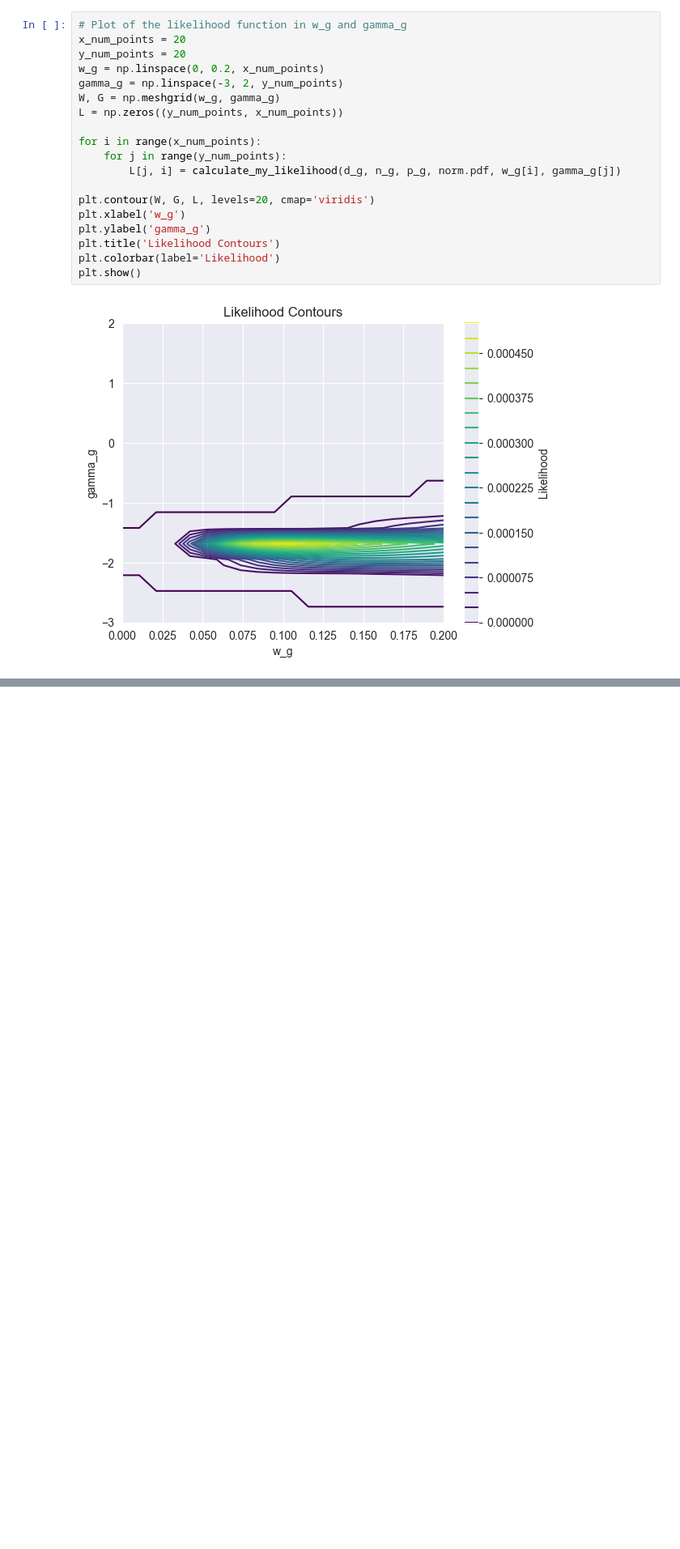
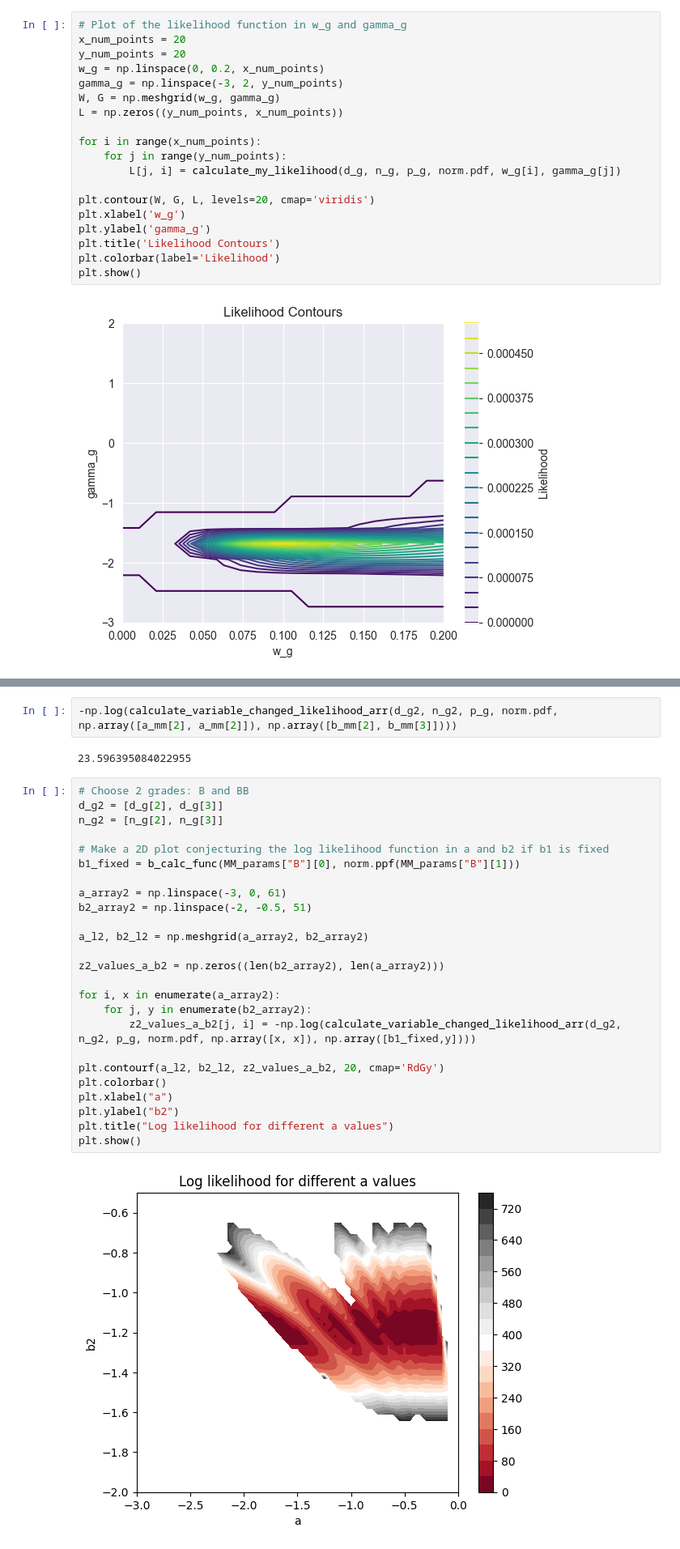
Before and after one commit to PeterKiss18/VasicekPDModel, a Jupyter notebook: MLE_multivariate_plot.ipynb, the cells around one changed output, grey strips where cells are left out. Shown at 81% size. Saved outputs shown, nothing was run; the diff lists cells and outputs as text; blank space fills up the shorter version.

```diff
--- a/MLE_multivariate_plot.ipynb
+++ b/MLE_multivariate_plot.ipynb
@@ -248,0 +375,31 @@ plt.show()
+# %%
+-np.log(calculate_variable_changed_likelihood_arr(d_g2, n_g2, p_g, norm.pdf, np.array([a_mm[2], a_mm[2]]), np.array([b_mm[2], b_mm[3]])))
+# %% [output]
+23.596395084022955
+# %%
+# Choose 2 grades: B and BB
+d_g2 = [d_g[2], d_g[3]]
+n_g2 = [n_g[2], n_g[3]]
+
+# Make a 2D plot conjecturing the log likelihood function in a and b2 if b1 is fixed
+b1_fixed = b_calc_func(MM_params["B"][0], norm.ppf(MM_params["B"][1]))
+
+a_array2 = np.linspace(-3, 0, 61)
+b2_array2 = np.linspace(-2, -0.5, 51)
+
+a_l2, b2_l2 = np.meshgrid(a_array2, b2_array2)
+
+z2_values_a_b2 = np.zeros((len(b2_array2), len(a_array2)))
+
+for i, x in enumerate(a_array2):
+    for j, y in enumerate(b2_array2):
+        z2_values_a_b2[j, i] = -np.log(calculate_variable_changed_likelihood_arr(d_g2, n_g2, p_g, norm.pdf, np.array([x, x]), np.array([b1_fixed,y])))
+
+plt.contourf(a_l2, b2_l2, z2_values_a_b2, 20, cmap='RdGy')
+plt.colorbar()
+plt.xlabel("a")
+plt.ylabel("b2")
+plt.title("Log likelihood for different a values")
+plt.show()
+# %% [output]
+[figure, added]
```
Also changed, not shown: parts of 26 cells of this notebook.
